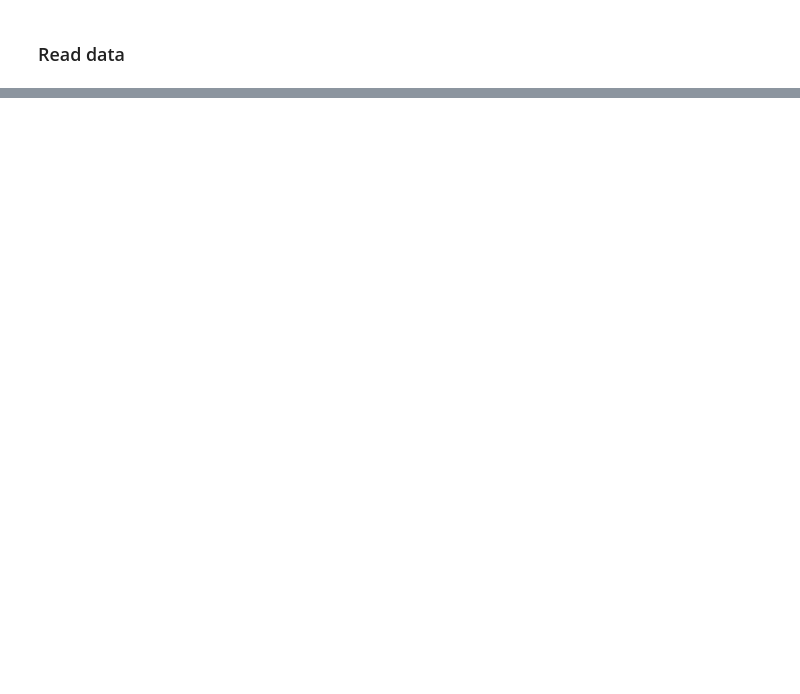
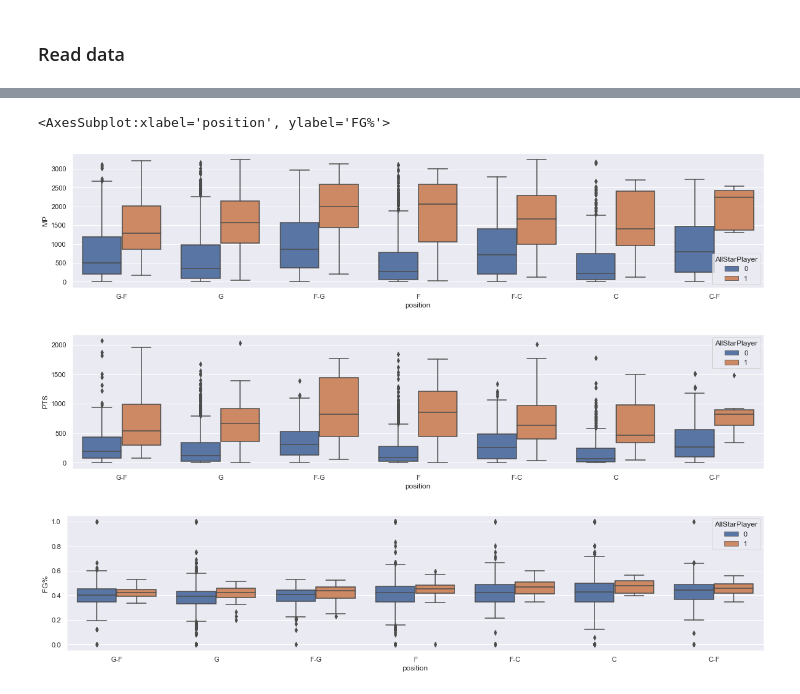
Before and after one commit to angarr/nba-players, a Jupyter notebook: code/EDA.ipynb, the cells around one changed output, grey strips where cells are left out. Drawn from its saved outputs; the diff is of its cells as text; code cells hidden in the pictures; blank space fills up the shorter version.

```diff
--- a/code/EDA.ipynb
+++ b/code/EDA.ipynb
@@ -118,0 +325,12 @@ d["basketball_player_allstar"].head(1)
+# %%
+fig = plt.figure(figsize=(20,4))
+sns.boxplot(data = dfRookie, x = 'position', y = 'MP', hue = 'AllStarPlayer')
+fig = plt.figure(figsize=(20,4))
+sns.boxplot(data = dfRookie, x = 'position', y = 'PTS', hue = 'AllStarPlayer')
+fig = plt.figure(figsize=(20,4))
+sns.boxplot(data = dfRookie, x = 'position', y = 'FG%', hue = 'AllStarPlayer')
+# %% [output]
+<AxesSubplot:xlabel='position', ylabel='FG%'>
+[figure, added]
+[figure, added]
+[figure, added]
```
Also changed, not shown: parts of 76 cells of this notebook.
